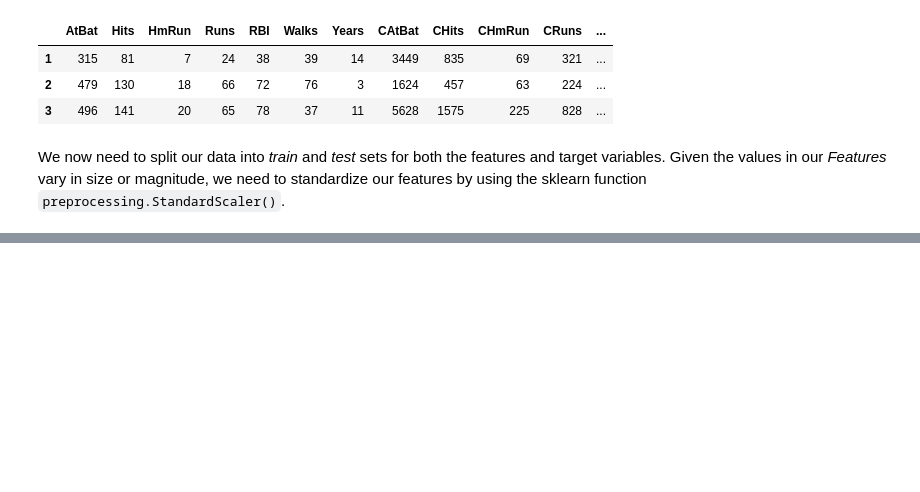
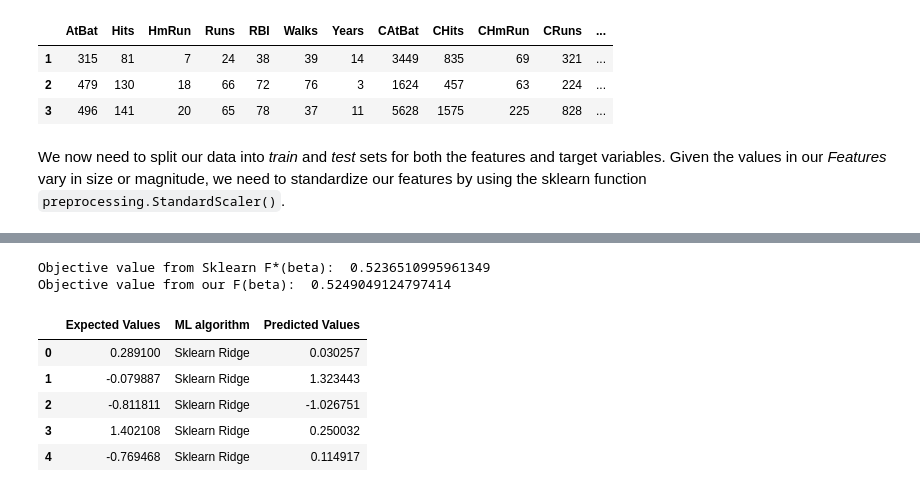
Before and after one commit to JUAN-SOLORIO/UW-MachineLearning, a Jupyter notebook: 1-Python/1 - Ridge Regression w Gradient Descent.ipynb, the cells around one changed output, grey strips where cells are left out. Cells and saved outputs as stored; diff of their text form; code cells hidden in the pictures; blank space fills up the shorter version.

```diff
--- a/1-Python/1 - Ridge Regression w Gradient Descent.ipynb
+++ b/1-Python/1 - Ridge Regression w Gradient Descent.ipynb
@@ -351,0 +390,20 @@ import time
+# %%
+print("Objective value from Sklearn F*(beta): ", obj_fx(ridge.coef_, lambduh,X_train,y_train))
+print("Objective value from our F(beta): ", obj_fx(betas[-1], lambduh,X_train,y_train))
+# %% [output]
+Objective value from Sklearn F*(beta):  0.5236510995961349
+Objective value from our F(beta):  0.5249049124797414
+# %%
+# getting a dataframe of the predicted values for both my own algorithm and sklearn
+# for the test dataset
+predicted_data = pd.DataFrame(np.array([ridge.predict(X_test), X_test@betas[-1], y_test]).T,
+                              columns=['Sklearn Ridge','Own Ridge','Expected Values']).melt(id_vars=['Expected Values']).rename(
+    columns={'variable':'ML algorithm','value':'Predicted Values'})
+predicted_data.head()
+# %% [output]
+|  | Expected Values | ML algorithm | Predicted Values |
+| 0 | 0.289100 | Sklearn Ridge | 0.030257 |
+| 1 | -0.079887 | Sklearn Ridge | 1.323443 |
+| 2 | -0.811811 | Sklearn Ridge | -1.026751 |
+| 3 | 1.402108 | Sklearn Ridge | 0.250032 |
+| 4 | -0.769468 | Sklearn Ridge | 0.114917 |
```
Also changed, not shown: parts of 6 cells of this notebook.
